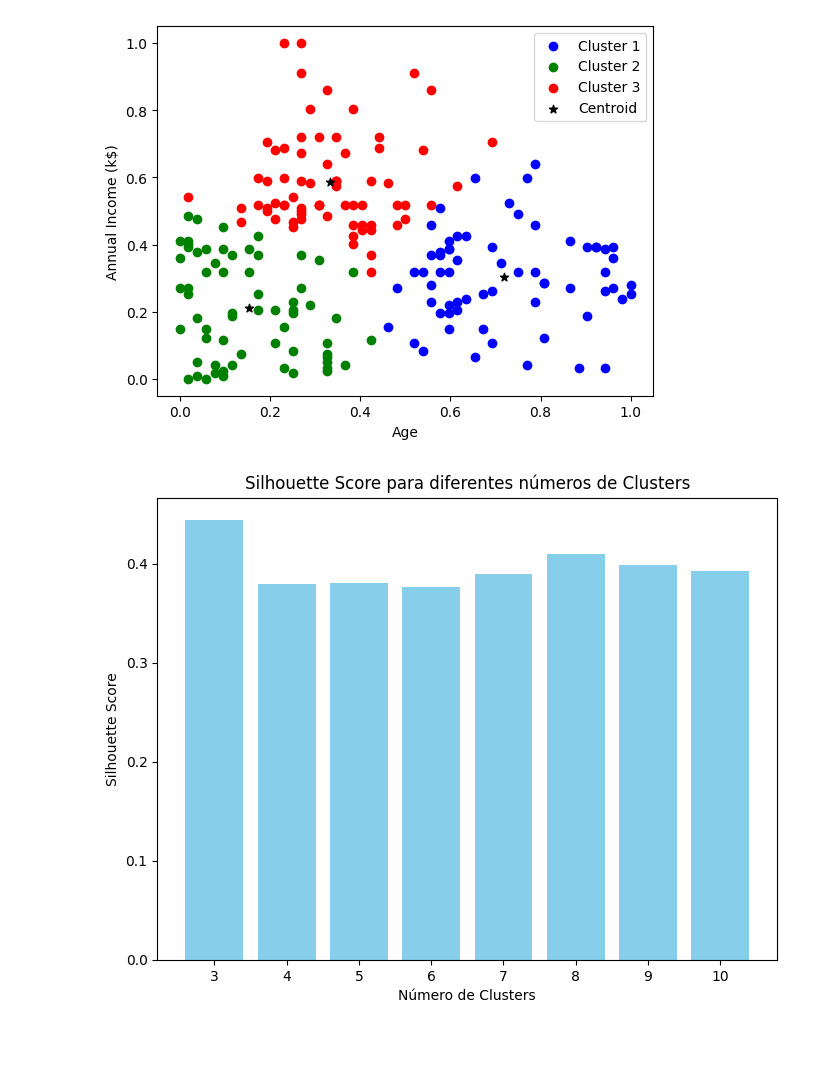
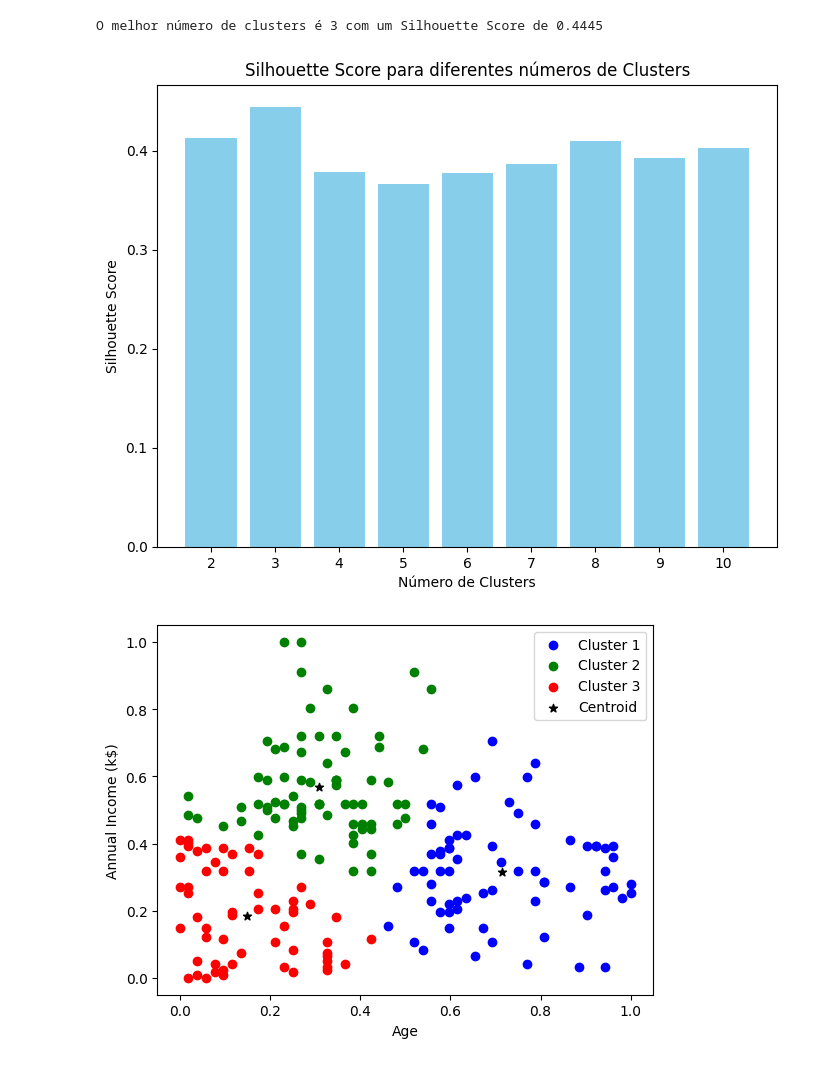
Before and after one commit to HenriqueMLyrio/K-means-Mall-Customers, a Jupyter notebook: K-means.ipynb, the cells around one changed output. Drawn from its saved outputs; the diff is of its cells as text; code cells hidden in the pictures.

Commit message:
atualizando o silhouette

```diff
--- a/K-means.ipynb
+++ b/K-means.ipynb
@@ -5,8 +5,9 @@ from sklearn.preprocessing import MinMaxScaler
 from matplotlib import pyplot as plt
 from sklearn.metrics import silhouette_score
 
+# Carregar o dataset
 df = pd.read_csv("Mall_Customers.csv")
-data = df.head(200)
+data = df.head(200)  # Usando as primeiras 200 linhas para teste
 
 # Tratamento de Dados
 # Substituir valores negativos em 'Age' e 'Annual Income (k$)' pela média, se existirem
@@ -21,59 +22,66 @@ data['Annual Income (k$)'].fillna(data['Annual Income (k$)'].mean(), inplace=Tru
 # Escalonamento dos dados para o intervalo de 0 a 1
 scaler = MinMaxScaler()
 data['Annual Income (k$)'] = scaler.fit_transform(data[['Annual Income (k$)']])
 data['Age'] = scaler.fit_transform(data[['Age']])
 
-# Treinamento do Modelo
-km = KMeans(n_clusters=3)  # Instanciação do K-means com 3 clusters
+# Função para calcular e plotar Silhouette Scores
+def plot_silhouette_scores(data):
+    silhouette_scores = []
+    cluster_range = range(2, 11)  # Testar clusters de 2 a 10
+
+    for n_clusters in cluster_range:
+        km = KMeans(n_clusters=n_clusters, random_state=42)
+        y_predict = km.fit_predict(data[['Age', 'Annual Income (k$)']])
+
+        # Calcula o Silhouette Score para o modelo atual
+        score = silhouette_score(data[['Age', 'Annual Income (k$)']], y_predict)
+        silhouette_scores.append(score)
+
+    # Exibindo o melhor número de clusters
+    best_k = cluster_range[silhouette_scores.index(max(silhouette_scores))]
+    print(f'O melhor número de clusters é {best_k} com um Silhouette Score de {max(silhouette_scores):.4f}')
+
+    # Gráfico de barras
+    plt.figure(figsize=(8, 6))
+    plt.bar(cluster_range, silhouette_scores, color='skyblue')
+    plt.xlabel('Número de Clusters')
+    plt.ylabel('Silhouette Score')
+    plt.title('Silhouette Score para diferentes números de Clusters')
+    plt.xticks(cluster_range)
+    plt.show()
+
+    return best_k
+
+# Escolher o melhor número de clusters com base no Silhouette Score
+best_k = plot_silhouette_scores(data)
+
+# Treinamento do Modelo com o melhor número de clusters
+km = KMeans(n_clusters=best_k, random_state=42)  # Usando o melhor número de clusters
 km_predict = km.fit_predict(data[['Age', 'Annual Income (k$)']])
 data['cluster'] = km_predict  # Nova coluna para os clusters
 
 # Visualização dos clusters
 plt.scatter(data['Age'][data['cluster'] == 0], data['Annual Income (k$)'][data['cluster'] == 0], color='blue', label='Cluster 1')
 plt.scatter(data['Age'][data['cluster'] == 1], data['Annual Income (k$)'][data['cluster'] == 1], color='green', label='Cluster 2')
 plt.scatter(data['Age'][data['cluster'] == 2], data['Annual Income (k$)'][data['cluster'] == 2], color='red', label='Cluster 3')
 plt.scatter(km.cluster_centers_[:, 0], km.cluster_centers_[:, 1], color='black', marker='*', label='Centroid')
 plt.xlabel('Age')
 plt.ylabel('Annual Income (k$)')
 plt.legend()
 plt.show()
-
-# Função para calcular e plotar Silhouette Scores
-def plot_silhouette_scores(data):
-    silhouette_scores = []
-    cluster_range = range(3, 11)  # Clusters de 3 a 10
-
-    for n_clusters in cluster_range:
-        km = KMeans(n_clusters=n_clusters)
-        y_predict = km.fit_predict(data[['Age', 'Annual Income (k$)']])
-
-        # Calcula o Silhouette Score para o modelo atual
-        score = silhouette_score(data[['Age', 'Annual Income (k$)']], y_predict)
-        silhouette_scores.append(score)
-
-    # Gráfico de barras
-    plt.figure(figsize=(8, 6))
-    plt.bar(cluster_range, silhouette_scores, color='skyblue')
-    plt.xlabel('Número de Clusters')
-    plt.ylabel('Silhouette Score')
-    plt.title('Silhouette Score para diferentes números de Clusters')
-    plt.xticks(cluster_range)
-    plt.show()
-
-# Chamando a função para visualizar os Silhouette Scores
-plot_silhouette_scores(data)
 # %% [output]
 The behavior will change in pandas 3.0. This inplace method will never work because the intermediate object on which we are setting values always behaves as a copy.
 
 For example, when doing 'df[col].method(value, inplace=True)', try using 'df.method({col: value}, inplace=True)' or df[col] = df[col].method(value) instead, to perform the operation inplace on the ori ...
 
 
   data['Age'].fillna(data['Age'].mean(), inplace=True)
 The behavior will change in pandas 3.0. This inplace method will never work because the intermediate object on which we are setting values always behaves as a copy.
 
 For example, when doing 'df[col].method(value, inplace=True)', try using 'df.method({col: value}, inplace=True)' or df[col] = df[col].method(value) instead, to perform the operation inplace on the ori ...
 
 
   data['Annual Income (k$)'].fillna(data['Annual Income (k$)'].mean(), inplace=True)
+O melhor número de clusters é 3 com um Silhouette Score de 0.4445
-[figure, old version]
+[figure, new version]
-[figure, old version]
+[figure, new version]
```
